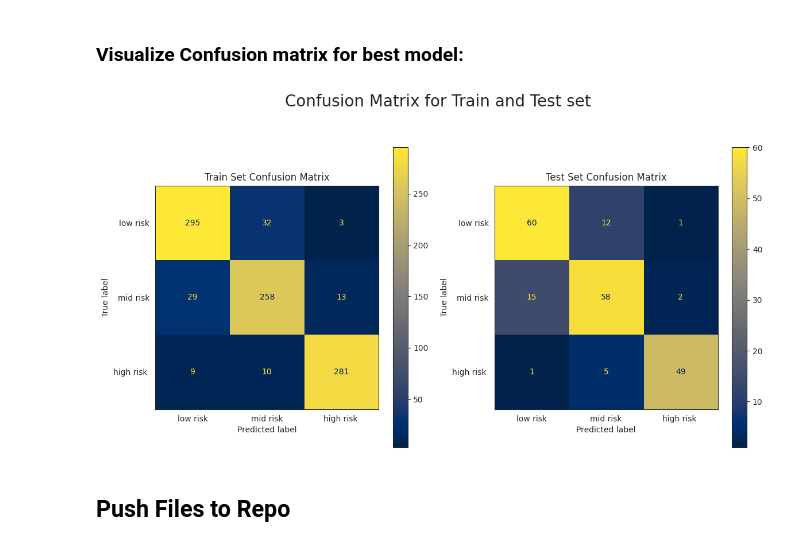
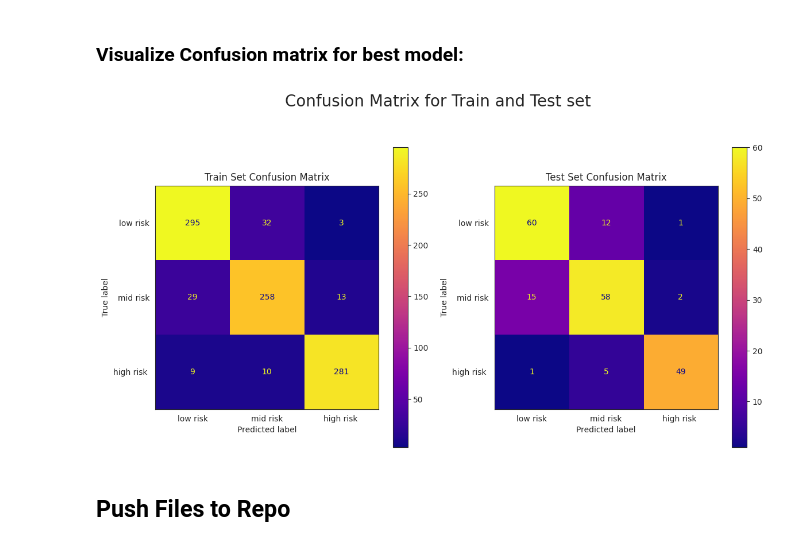
Before and after one commit to theresaabl/ML-maternal-health-risk, a Jupyter notebook: jupyter_notebooks/06-ModellingAndEvaluation-ClassificationA.ipynb, the cells around one changed output. Cells and saved outputs as stored; diff of their text form; code cells hidden in the pictures.

```diff
--- a/jupyter_notebooks/06-ModellingAndEvaluation-ClassificationA.ipynb
+++ b/jupyter_notebooks/06-ModellingAndEvaluation-ClassificationA.ipynb
@@ -1257,29 +1257,28 @@ best_parameters_d10
 # %%
 sns.set_style("white")
 predictions_train = pipeline_clf_d10.predict(X_train)
 predictions_test = pipeline_clf_d10.predict(X_test)
 cm_train = confusion_matrix(y_train, predictions_train, labels=pipeline_clf_d10.classes_)
 cm_test = confusion_matrix(y_test, predictions_test, labels=pipeline_clf_d10.classes_)
 
 
 fig, axes = plt.subplots(1, 2, figsize=(12, 6))
 fig.suptitle("Confusion Matrix for Train and Test set", fontsize=20, y=1.05)
 
 # Recall subplot
 
 disp_train = ConfusionMatrixDisplay(confusion_matrix=cm_train, display_labels=["low risk", "mid risk", "high risk "])
-disp_train.plot(ax=axes[0], values_format='d', cmap="cividis")
+disp_train.plot(ax=axes[0], values_format='d', cmap="plasma")
 axes[0].set_title("Train Set Confusion Matrix")
 
-
 disp_test = ConfusionMatrixDisplay(confusion_matrix=cm_test, display_labels=["low risk", "mid risk", "high risk "])
-disp_test.plot(ax=axes[1], values_format='d', cmap="cividis")
+disp_test.plot(ax=axes[1], values_format='d', cmap="plasma")
 axes[1].set_title("Test Set Confusion Matrix")
 
 plt.tight_layout()
 plt.show()
 # %% [output]
-[figure, old version]
+[figure, new version]
 # %% [markdown]
 ## Push Files to Repo
 # %% [markdown]
```
Also changed, not shown: parts of 3 cells of this notebook, 3 other files.
